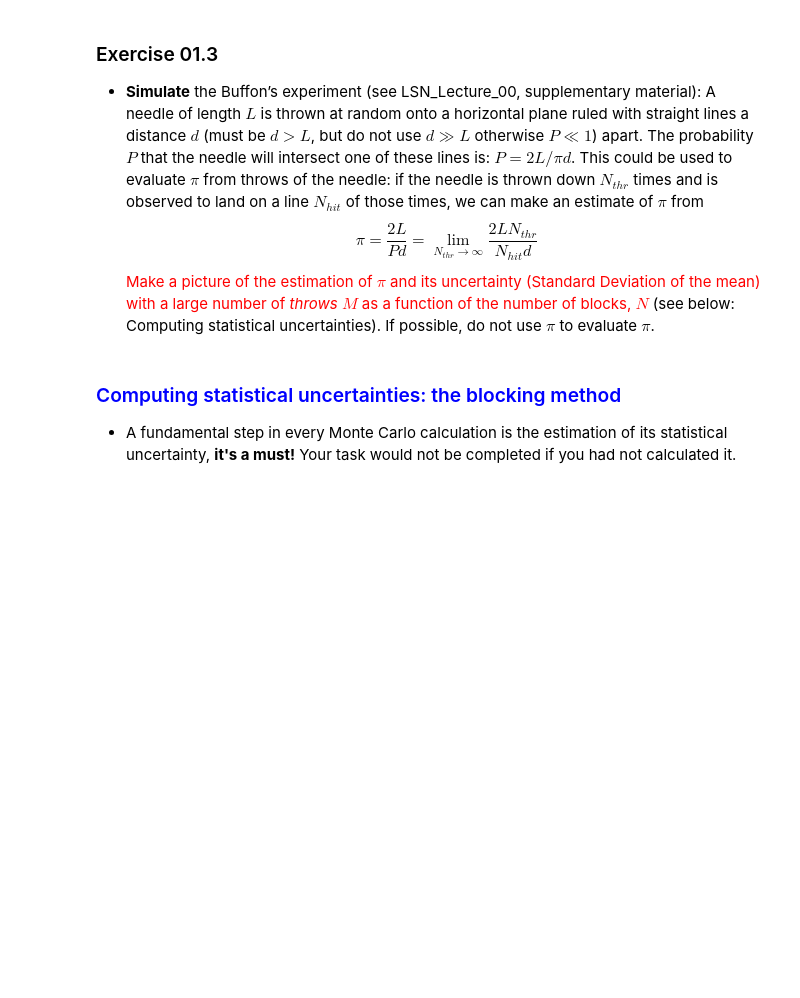
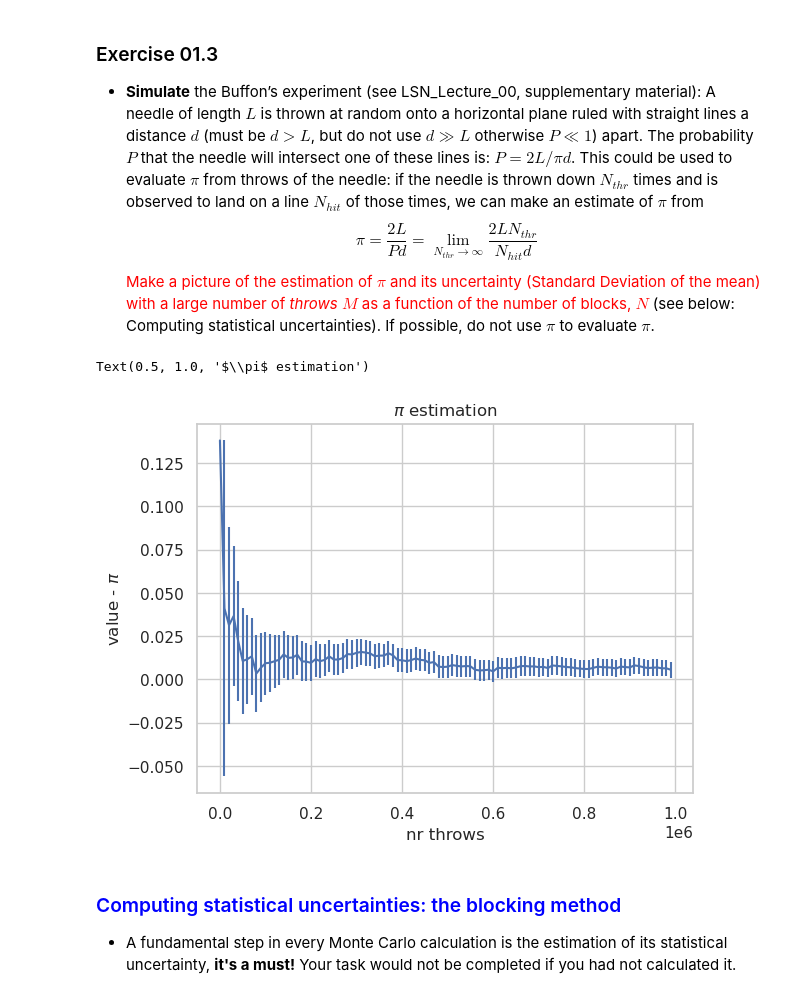
Before and after one commit to RandDouble/SimulazioneNumerica, a Jupyter notebook: LSN_Exercises_01.ipynb, the cells around one changed output. Saved outputs shown, nothing was run; the diff lists cells and outputs as text; code cells hidden in the pictures; blank space fills up the shorter version.

```diff
--- a/LSN_Exercises_01.ipynb
+++ b/LSN_Exercises_01.ipynb
@@ -216,6 +215,17 @@ Text(0.5, 0.98, 'Lorentzian Distribution')
 - **Simulate** the Buffon’s experiment (see LSN_Lecture_00, supplementary material):  A needle of length $L$ is thrown at random onto a horizontal plane ruled with straight lines a distance $d$ (must be $d > L$, but do not use $d\gg L$ otherwise $P\ll 1$) apart. The probability $P$ that the needle will intersect one of these lines is: $P = 2L/\pi d$. This could be used to evaluate $\pi$ from throws of the needle: if the needle is thrown down $N_{thr}$ times and is observed to land on a line $N_{hit}$ of those times, we can make an estimate of $\pi$ from
 $$\pi = \frac{2L}{Pd} = \lim_{N_{thr} \to \infty}\frac{2LN_{thr}}{N_{hit}d}$$
 <font color="red">Make a picture of the estimation of $\pi$ and its uncertainty (Standard Deviation of the mean) with a large number of *throws* $M$ as a function of the number of blocks, $N$</font> (see below: Computing statistical uncertainties). If possible, do not use $\pi$ to evaluate $\pi$.
+# %%
+buffon_data = np.loadtxt("eser_1/1_3/buffon.csv", delimiter=',')
+x_buffon = np.arange(0, buffon_data.shape[0])
+
+plt.errorbar(x_buffon * 1e4, buffon_data[:, 0] - np.pi, buffon_data[:, 1])
+plt.ylabel('value - $\pi$')
+plt.xlabel("nr throws")
+plt.title('$\pi$ estimation')
+# %% [output]
+Text(0.5, 1.0, '$\\pi$ estimation')
+[figure, added]
 # %% [markdown]
 ### <span style="color:blue">Computing statistical uncertainties: the blocking method</span>
 - A fundamental step in every Monte Carlo calculation is the estimation of its statistical uncertainty, **it's a must!** Your task would not be completed if you had not calculated it.
```
Also changed, not shown: parts of 1 cell of this notebook, 7 other files.
